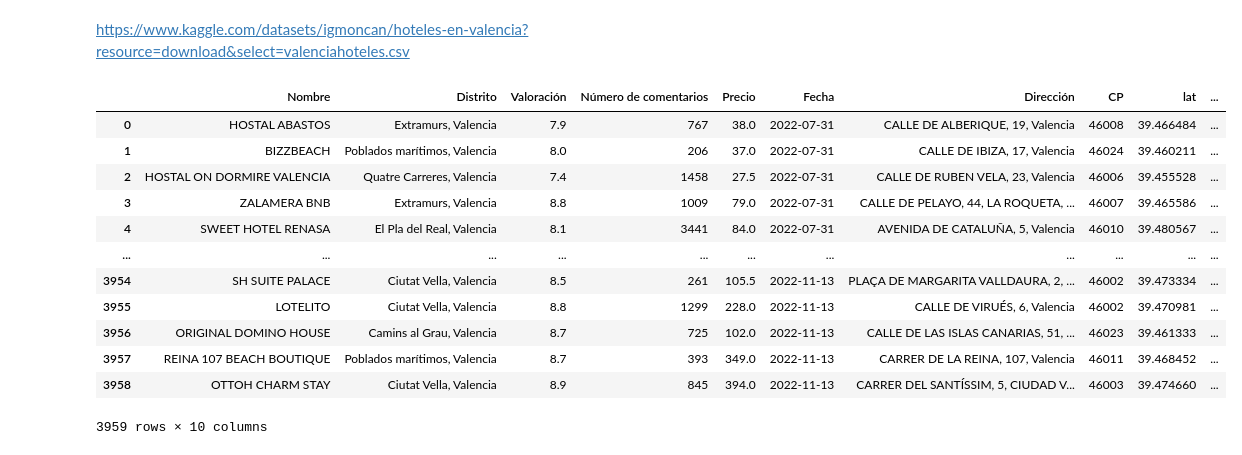
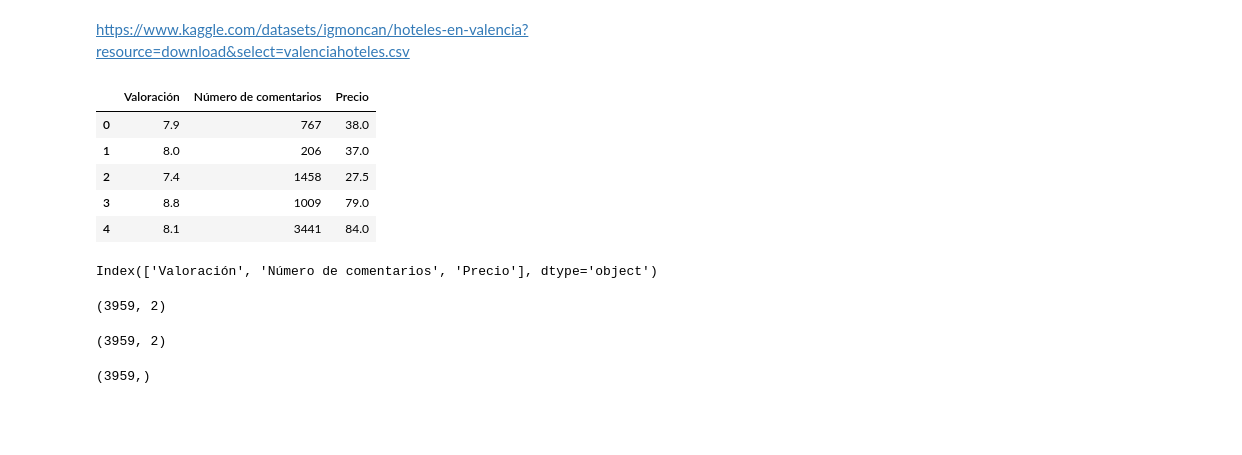
Before and after one commit to elenagonzalezrebollo/AprendizajeAutomatico, a Jupyter notebook: Practica3.ipynb, the cells around one changed output. Drawn from its saved outputs; the diff is of its cells as text; code cells hidden in the pictures; blank space fills up the shorter version.

```diff
--- a/Practica3.ipynb
+++ b/Practica3.ipynb
@@ -9,18 +9,16 @@ import matplotlib.pyplot as plt
 https://www.kaggle.com/datasets/igmoncan/hoteles-en-valencia?resource=download&select=valenciahoteles.csv
 # %%
 data = pd.read_csv('valenciahoteles.csv', encoding='latin-1')
-data
+data=data.drop(['Nombre', 'Distrito', 'Fecha', 'Dirección', 'CP', 'lat', 'long'], axis=1)
+data.head()
 # %% [output]
-|  | Nombre | Distrito | Valoración | Número de comentarios | Precio | Fecha | Dirección | CP | lat | ... |
-| 0 | HOSTAL ABASTOS | Extramurs, Valencia | 7.9 | 767 | 38.0 | 2022-07-31 | CALLE DE ALBERIQUE, 19, Valencia | 46008 | 39.466484 | ... |
-| 1 | BIZZBEACH | Poblados marítimos, Valencia | 8.0 | 206 | 37.0 | 2022-07-31 | CALLE DE IBIZA, 17, Valencia | 46024 | 39.460211 | ... |
-| 2 | HOSTAL ON DORMIRE VALENCIA | Quatre Carreres, Valencia | 7.4 | 1458 | 27.5 | 2022-07-31 | CALLE DE RUBEN VELA, 23, Valencia | 46006 | 39.455528 | ... |
-| 3 | ZALAMERA BNB | Extramurs, Valencia | 8.8 | 1009 | 79.0 | 2022-07-31 | CALLE DE PELAYO, 44, LA ROQUETA, ... | 46007 | 39.465586 | ... |
-| 4 | SWEET HOTEL RENASA | El Pla del Real, Valencia | 8.1 | 3441 | 84.0 | 2022-07-31 | AVENIDA DE CATALUÑA, 5, Valencia | 46010 | 39.480567 | ... |
-| ... | ... | ... | ... | ... | ... | ... | ... | ... | ... | ... |
-| 3954 | SH SUITE PALACE | Ciutat Vella, Valencia | 8.5 | 261 | 105.5 | 2022-11-13 | PLAÇA DE MARGARITA VALLDAURA, 2, ... | 46002 | 39.473334 | ... |
-| 3955 | LOTELITO | Ciutat Vella, Valencia | 8.8 | 1299 | 228.0 | 2022-11-13 | CALLE DE VIRUÉS, 6, Valencia | 46002 | 39.470981 | ... |
-| 3956 | ORIGINAL DOMINO HOUSE | Camins al Grau, Valencia | 8.7 | 725 | 102.0 | 2022-11-13 | CALLE DE LAS ISLAS CANARIAS, 51, ... | 46023 | 39.461333 | ... |
-| 3957 | REINA 107 BEACH BOUTIQUE | Poblados marítimos, Valencia | 8.7 | 393 | 349.0 | 2022-11-13 | CARRER DE LA REINA, 107, Valencia | 46011 | 39.468452 | ... |
-| 3958 | OTTOH CHARM STAY | Ciutat Vella, Valencia | 8.9 | 845 | 394.0 | 2022-11-13 | CARRER DEL SANTÍSSIM, 5, CIUDAD V... | 46003 | 39.474660 | ... |
+|  | Valoración | Número de comentarios | Precio |
+| 0 | 7.9 | 767 | 38.0 |
+| 1 | 8.0 | 206 | 37.0 |
+| 2 | 7.4 | 1458 | 27.5 |
+| 3 | 8.8 | 1009 | 79.0 |
+| 4 | 8.1 | 3441 | 84.0 |
-3959 rows × 10 columns
+# %%
+data.columns
+# %% [output]
+Index(['Valoración', 'Número de comentarios', 'Precio'], dtype='object')
@@ -26,0 +34,12 @@ data
+# %%
+train_data.shape
+# %% [output]
+(3959, 2)
+# %%
+test_data.shape
+# %% [output]
+(3959, 2)
+# %%
+train_targets.shape
+# %% [output]
+(3959,)
```
Also changed, not shown: parts of 19 cells of this notebook.
